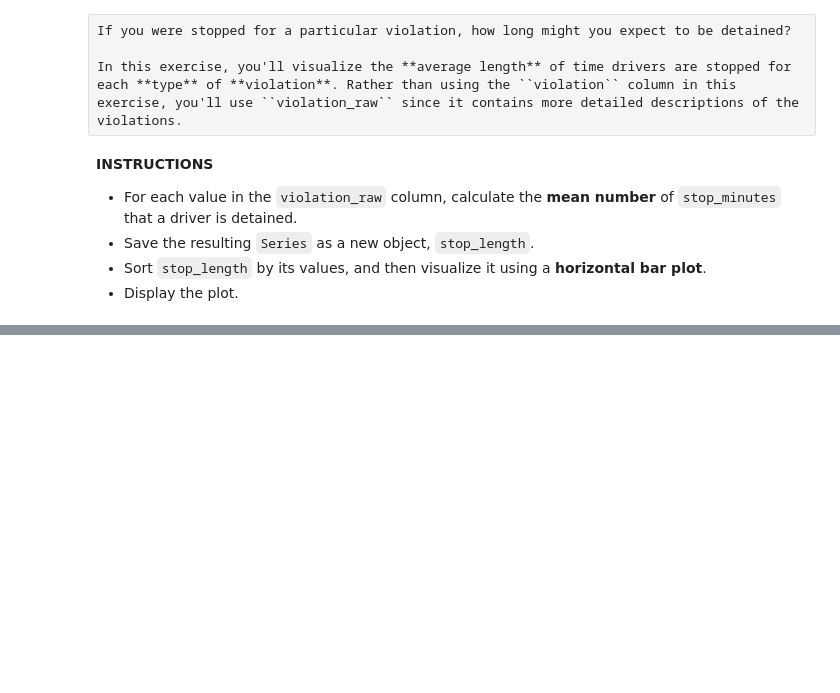
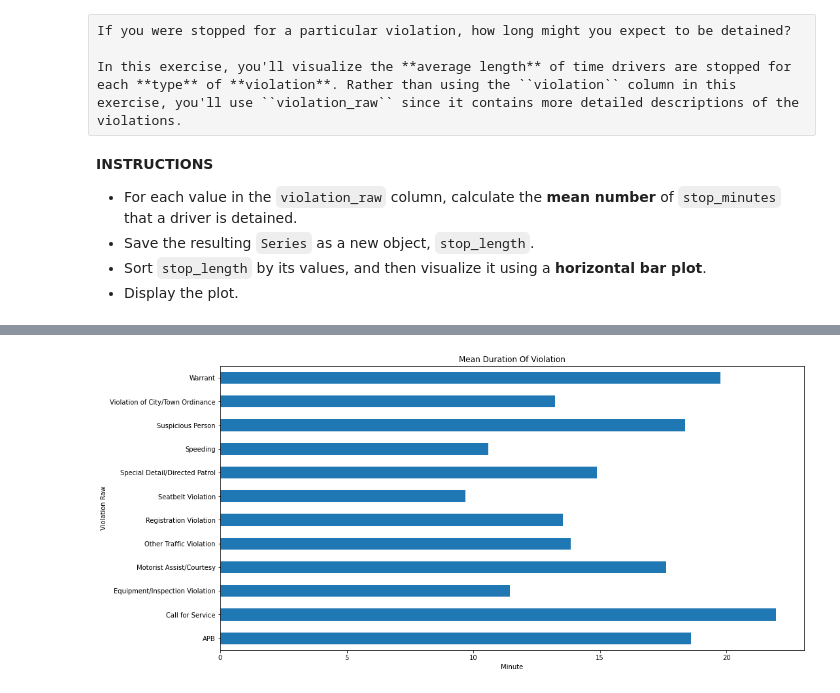
Before and after one commit to Ertugrul-Kurubal/Data-Analysis-With-Python-Projects, a Jupyter notebook: 03-Visual Exploratory Data Analysis (Student).ipynb, the cells around one changed output, grey strips where cells are left out. Cells and saved outputs as stored; diff of their text form; code cells hidden in the pictures; blank space fills up the shorter version.

Commit message:
Stop Lenght Graph

```diff
--- a/03-Visual Exploratory Data Analysis (Student).ipynb
+++ b/03-Visual Exploratory Data Analysis (Student).ipynb
@@ -465,3 +465,6 @@ In this exercise, you'll visualize the **average length** of time drivers are st
 *   Save the resulting ``Series`` as a new object, ``stop_length``.
 *   Sort ``stop_length`` by its values, and then visualize it using a **horizontal bar plot**.
 *   Display the plot.
+# %%
+stop_length = df.groupby("violation_raw")["stop_minutes"].mean()
+stop_length
@@ -467,0 +503,8 @@ In this exercise, you'll visualize the **average length** of time drivers are st
+# %%
+fig, axes = plt.subplots()
+stop_length.plot.barh(figsize=(16,8))
+axes.set_xlabel("Minute")
+axes.set_ylabel("Violation Raw")
+axes.set_title("Mean Duration Of Violation");
+# %% [output]
+[figure, added]
```
Also changed, not shown: parts of 2 cells of this notebook.
